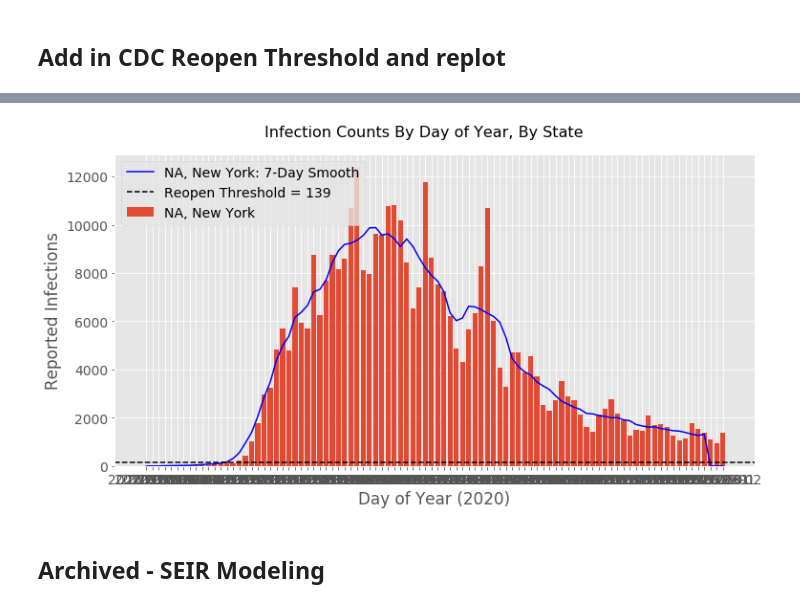
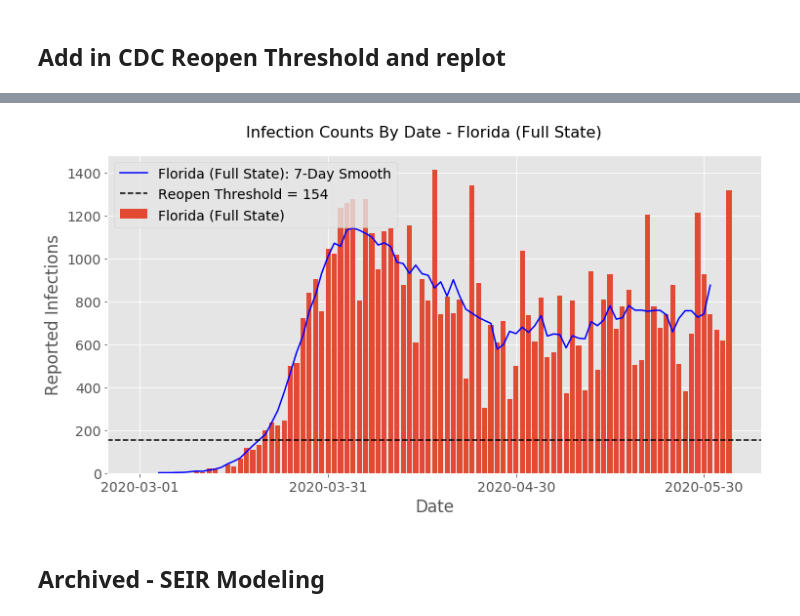
Before and after one commit to AsaKientz/covid-forecasting, a Jupyter notebook: notebooks/Covid-Capstone-III.ipynb, the cells around one changed output, grey strips where cells are left out. Cells and saved outputs as stored; diff of their text form; code cells hidden in the pictures.

```diff
--- a/notebooks/Covid-Capstone-III.ipynb
+++ b/notebooks/Covid-Capstone-III.ipynb
@@ -33,7 +77,7 @@ pd.set_option('display.max_columns', None)
 # %%
 # CDC guideline threshold of 10 reported infections per 100k pop every 14 days
 reopen_thresh = 10./100000/14
-region_init = ('New York','NA')
+region_init = ('Florida', '')
 num_days_smooth = 7
 df2, states_pop = get_state_or_county_data(region_init, num_days_smooth)
 print(f'Population of {region_init[1]}, {region_init[0]} is {states_pop}.')
@@ -58,20 +98,26 @@ Timestamp('2020-06-03 00:00:00')
 # %%
 fig, ax = plt.subplots(figsize = (12,6))
 
-ax.bar(df2.date, df2['daily_cases'], label = f'{region_init[1]}, {region_init[0]}')
+if region_init[1] == 'Entire State' or region_init[1] == '':
+    label_text = f'{region_init[0]} (Full State)'
+else:
+    label_text = f'{region_init[1]} County, {region_init[0]}'
+
+
 plt.plot(df2.date, df2[f'daily_cases_roll{num_days_smooth}mean'],
-         label = f"{region_init[1]}, {region_init[0]}: {num_days_smooth}-Day Smooth", color='blue')
+         label = f"{label_text}: {num_days_smooth}-Day Smooth", color='blue')
 ax.axhline(state_reopen_thresh, color = 'black', ls="--",
            label = f"Reopen Threshold = {state_reopen_thresh}")
+ax.bar(df2.date, df2['daily_cases'], label = label_text)
 ax.legend(loc='upper left')
-ax.set_xlabel('Day of Year (2020)')
+ax.set_xlabel('Date')
 ax.set_ylabel('Reported Infections')
 ax.label_outer()
-# plt.xticks(np.arange(pd.to_datetime(min(df2.date)), pd.to_datetime(max(df2.date)) + pd.DateOffset(1), 200000))
-plt.suptitle('Infection Counts By Day of Year, By State', fontsize=16, y = 0.95)
+plt.xticks(np.arange(min(df2.date), max(df2.date) + pd.DateOffset(1), 1000000*60*60*24*30))
+plt.suptitle(f'Infection Counts By Date - {label_text}', fontsize=16, y = 0.95)
 plt.show();
 # %% [output]
-[figure, old version]
+[figure, new version]
 # %% [markdown]
 ## Archived - SEIR Modeling
 # %%
```
Also changed, not shown: parts of 23 cells of this notebook, 2 other files.
